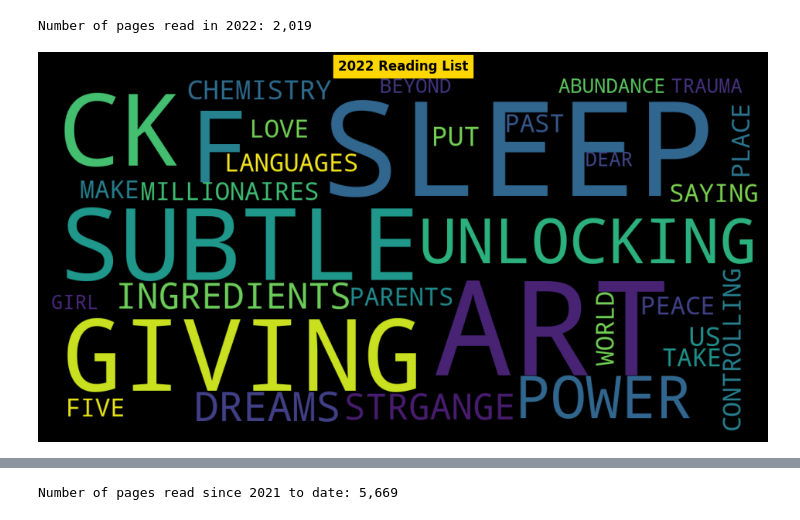
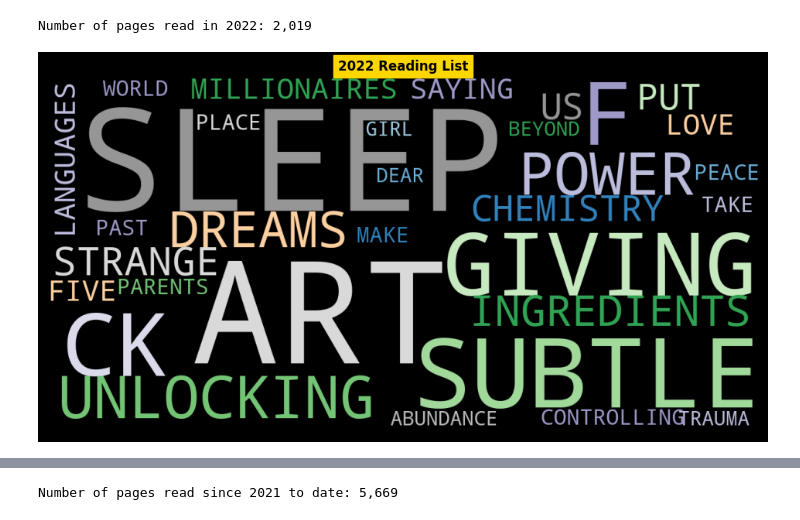
Before and after one commit to Sonya-7/PersonalReadingTrends, a Jupyter notebook: reading-list.ipynb, the cells around one changed output, grey strips where cells are left out. Saved outputs shown, nothing was run; the diff lists cells and outputs as text; code cells hidden in the pictures.

```diff
--- a/reading-list.ipynb
+++ b/reading-list.ipynb
@@ -56,9 +57,14 @@ Number of pages read in 2021: 3,650
 word_string=""
 
 for book in BL21['Name']:
-     word_string += (book.upper() + " ")
+     word_string += book.upper() + " "
 
-word_cloud = WordCloud(background_color='black',scale=3, collocations=True, normalize_plurals=True).generate(word_string)
+word_cloud = WordCloud(
+     background_color='black'
+                       , scale=3, collocations=True
+                       , colormap='tab20c'
+                       , normalize_plurals=True
+                       ).generate(word_string)
 
 plt.figure(figsize = (20,6), facecolor = 'black')
 plt.imshow(word_cloud, interpolation = 'bessel')
@@ -101,19 +107,20 @@ Number of pages read in 2022: 2,019
 # %%
 word_string=""
 
 for book in BL22['Name']:
-     word_string += (book.upper() + " ")
+     word_string += book.upper() + " "
 
-word_cloud = WordCloud(background_color='black',scale=3, collocations=True, normalize_plurals = True).generate(word_string)
+
+word_cloud = WordCloud(background_color='black',scale=3, collocations=True, colormap='tab20c', normalize_plurals = True).generate(word_string)
 
 plt.figure(figsize = (20,6), facecolor='black')
 plt.imshow(word_cloud, interpolation = None)
 plt.axis('off')
 plt.title("2022 Reading List", fontweight='bold', color='black', backgroundcolor='gold')
 
 plt.show()
 # %% [output]
-[figure, old version]
+[figure, new version]
 # %%
 comb_list = pd.concat([BL21, BL22]).sort_values(by='Name').set_index([pd.Index(range(1, len(BL21) + len(BL22) + 1))])
 comb_list.to_csv('reading_list.csv')
```
Also changed, not shown: parts of 6 cells of this notebook.
